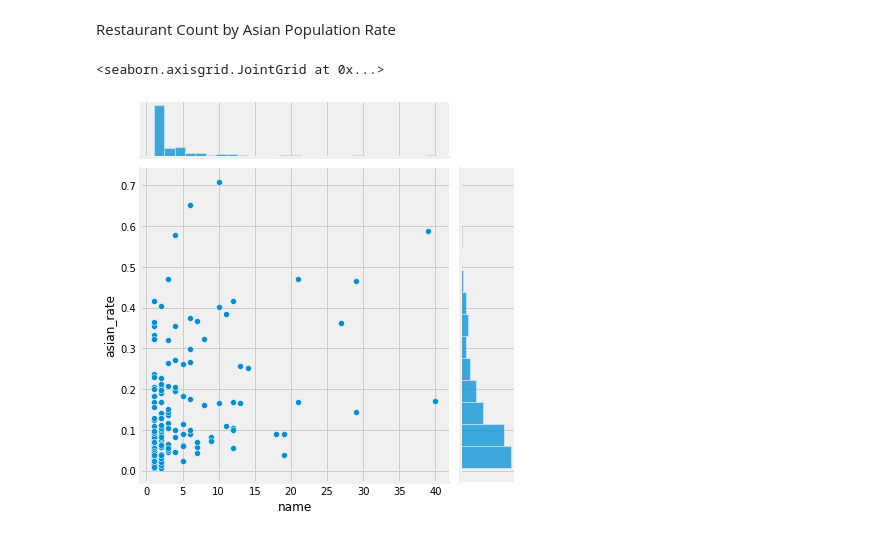
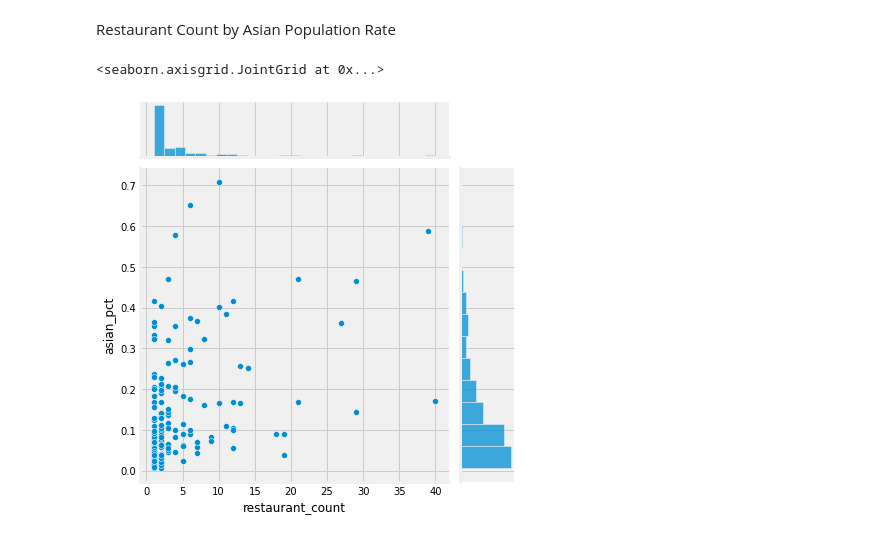
Before and after one commit to keqideng/data_analysis_portfolio_project, a Jupyter notebook: chinese_restaurant_analysis/chinese_restaurant_analysis.ipynb, the cells around one changed output. Cells and saved outputs as stored; diff of their text form; code cells hidden in the pictures.

Commit message:
name changing for table

```diff
--- a/chinese_restaurant_analysis/chinese_restaurant_analysis.ipynb
+++ b/chinese_restaurant_analysis/chinese_restaurant_analysis.ipynb
@@ -200,6 +200,7 @@ pop_by_zip_asian['asian_rate']=pop_by_zip_asian['ASIAN ALONE']/pop_by_zip_asian.
 # %%
 restaurant_count_by_zip_pop = pd.merge(yelp_by_zip,pop_by_zip_asian, how='left', left_index=True, right_index=True)
 restaurant_count_by_zip_pop.info()
+restaurant_count_by_zip_pop.columns = ['restaurant_count','asian_pop','total_pop','asian_pct']
 # %% [output]
 <class 'pandas.core.frame.DataFrame'>
 Index: 155 entries, 07010 to 11791
@@ -222,7 +224,7 @@ sns.jointplot(data=restaurant_count_by_zip_pop, x='name', y='ASIAN ALONE')
 # %% [markdown]
 Restaurant Count by Asian Population Rate
 # %%
-sns.jointplot(data=restaurant_count_by_zip_pop, x='name', y='asian_rate')
+sns.jointplot(data=restaurant_count_by_zip_pop, x='restaurant_count', y='asian_pct')
 # %% [output]
 <seaborn.axisgrid.JointGrid at 0x...>
-[figure, old version]
+[figure, new version]
```
Also changed, not shown: parts of 1 cell of this notebook, 2 other files.
